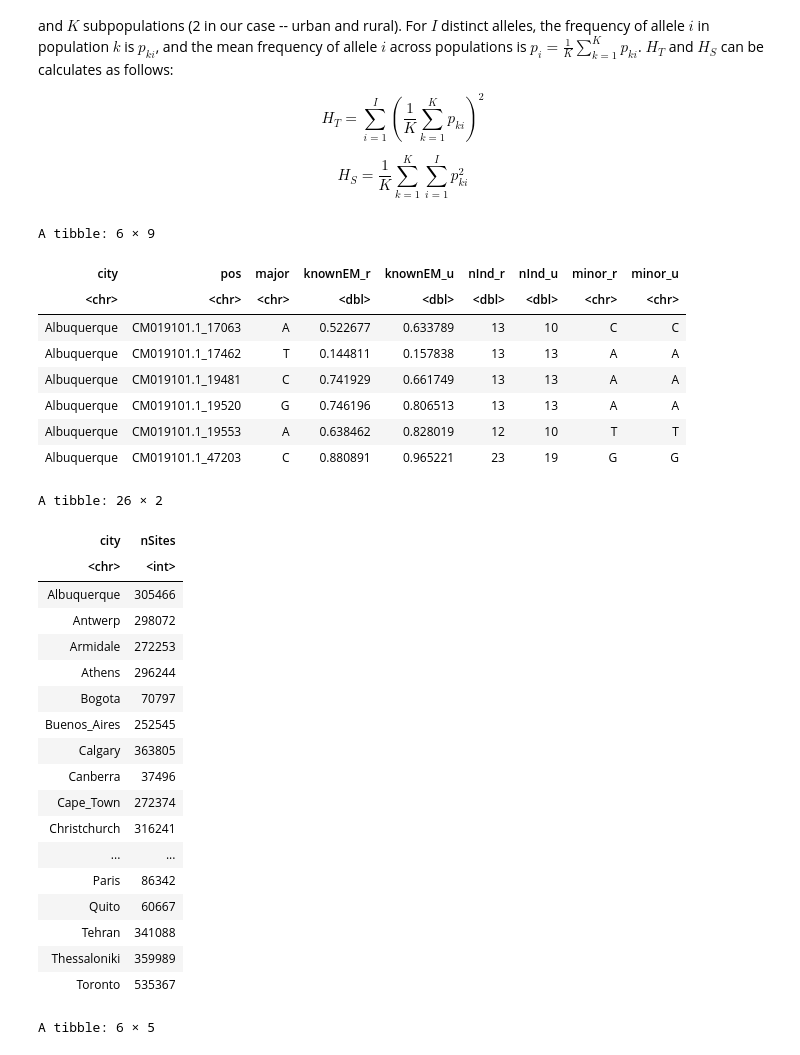
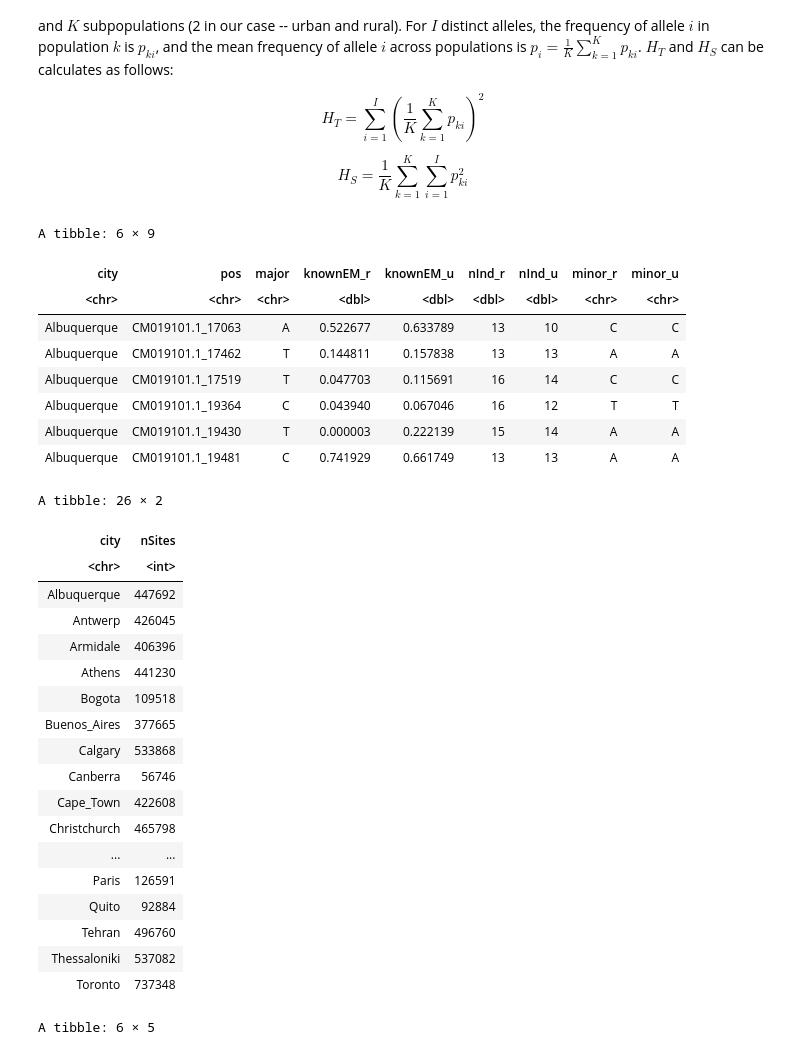
Before and after one commit to James-S-Santangelo/glue_pc, a Jupyter notebook: genomic-analyses/notebooks/hcn_ac_li_differentiation.r.ipynb, the cells around one changed output. Saved outputs shown, nothing was run; the diff lists cells and outputs as text; code cells hidden in the pictures.

```diff
--- a/genomic-analyses/notebooks/hcn_ac_li_differentiation.r.ipynb
+++ b/genomic-analyses/notebooks/hcn_ac_li_differentiation.r.ipynb
@@ -236,23 +236,24 @@ $$H_S = \frac{1}{K}\sum_{k=1}^{K}\sum_{i=1}^{I}p_{ki}^2$$
 # %%
 # Get sites common to urban and rural habitats, seaprately for each city
 # Pivot data for easier random site selection
 # Use only sites with same major and minor alleles
 df_afs_inter <- df_afs %>%
     group_split(city) %>%
     map_dfr(., intersect_positions) %>%
     pivot_wider(names_from = site, values_from = c(knownEM, nInd, minor)) %>%
-    filter(minor_u == minor_r)
+    filter(minor_u == minor_r) %>%
+    filter(!(knownEM_r == 1 & knownEM_u == 1))
 head(df_afs_inter)
 # %% [output]
 A tibble: 6 × 9
 | city | pos | major | knownEM_r | knownEM_u | nInd_r | nInd_u | minor_r | minor_u |
 | <chr> | <chr> | <chr> | <dbl> | <dbl> | <dbl> | <dbl> | <chr> | <chr> |
 | Albuquerque | CM019101.1_17063 | A | 0.522677 | 0.633789 | 13 | 10 | C | C |
 | Albuquerque | CM019101.1_17462 | T | 0.144811 | 0.157838 | 13 | 13 | A | A |
+| Albuquerque | CM019101.1_17519 | T | 0.047703 | 0.115691 | 16 | 14 | C | C |
+| Albuquerque | CM019101.1_19364 | C | 0.043940 | 0.067046 | 16 | 12 | T | T |
+| Albuquerque | CM019101.1_19430 | T | 0.000003 | 0.222139 | 15 | 14 | A | A |
 | Albuquerque | CM019101.1_19481 | C | 0.741929 | 0.661749 | 13 | 13 | A | A |
-| Albuquerque | CM019101.1_19520 | G | 0.746196 | 0.806513 | 13 | 13 | A | A |
-| Albuquerque | CM019101.1_19553 | A | 0.638462 | 0.828019 | 12 | 10 | T | T |
-| Albuquerque | CM019101.1_47203 | C | 0.880891 | 0.965221 | 23 | 19 | G | G |
 # %%
 # Number of sites considered for each city
 df_afs_inter %>%
@@ -262,22 +263,22 @@ df_afs_inter %>%
 A tibble: 26 × 2
 | city | nSites |
 | <chr> | <int> |
-| Albuquerque | 305466 |
-| Antwerp | 298072 |
-| Armidale | 272253 |
-| Athens | 296244 |
-| Bogota | 70797 |
-| Buenos_Aires | 252545 |
-| Calgary | 363805 |
-| Canberra | 37496 |
-| Cape_Town | 272374 |
-| Christchurch | 316241 |
+| Albuquerque | 447692 |
+| Antwerp | 426045 |
+| Armidale | 406396 |
+| Athens | 441230 |
+| Bogota | 109518 |
+| Buenos_Aires | 377665 |
+| Calgary | 533868 |
+| Canberra | 56746 |
+| Cape_Town | 422608 |
+| Christchurch | 465798 |
 | ... | ... |
-| Paris | 86342 |
-| Quito | 60667 |
-| Tehran | 341088 |
-| Thessaloniki | 359989 |
-| Toronto | 535367 |
+| Paris | 126591 |
+| Quito | 92884 |
+| Tehran | 496760 |
+| Thessaloniki | 537082 |
+| Toronto | 737348 |
 # %%
 # Load in sample sheet
 # Load binomial regression model summaries and predict urban and rural HCN
```
Also changed, not shown: parts of 7 cells of this notebook, 26 other files.
